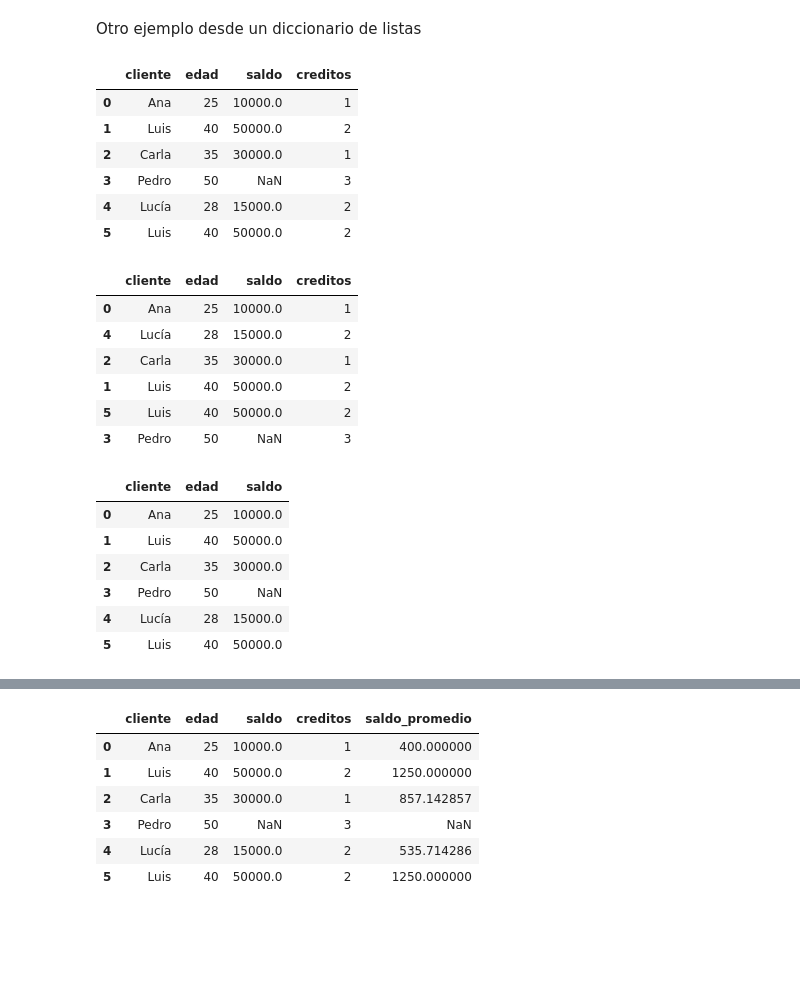
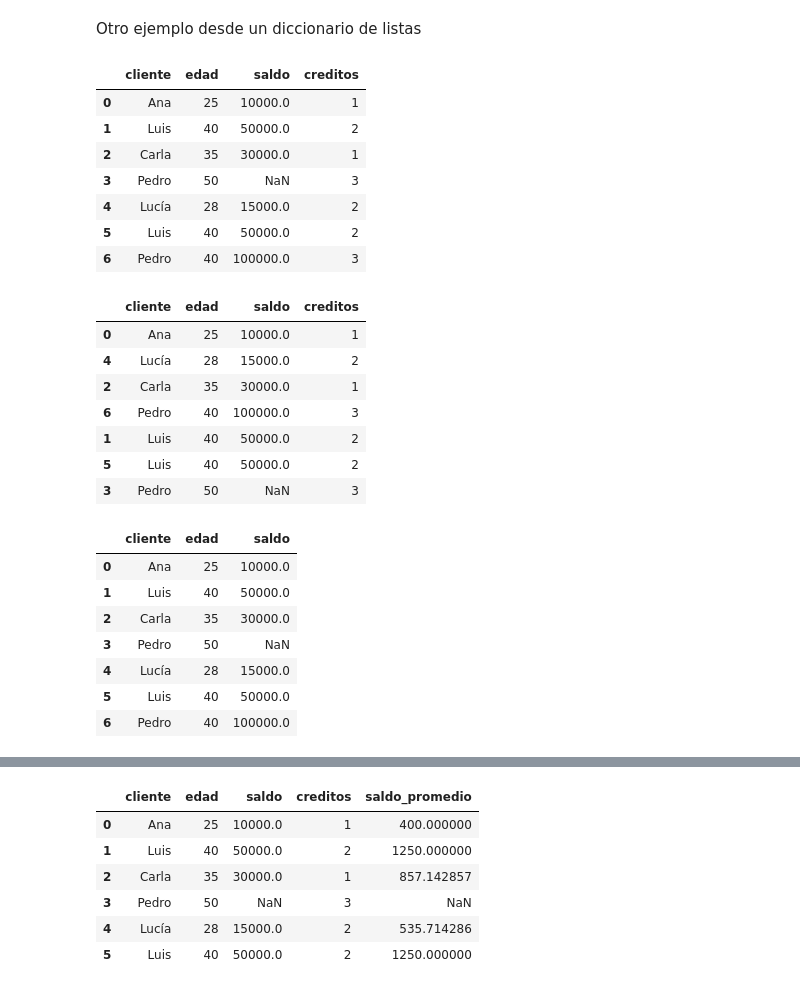
Before and after one commit to VenezianoMauro/curso-bapro, a Jupyter notebook: clase 6/CLASE-6-Pandas-BAPRO.ipynb, the cells around one changed output, grey strips where cells are left out. Saved outputs shown, nothing was run; the diff lists cells and outputs as text; code cells hidden in the pictures; blank space fills up the shorter version.

```diff
--- a/clase 6/CLASE-6-Pandas-BAPRO.ipynb
+++ b/clase 6/CLASE-6-Pandas-BAPRO.ipynb
@@ -231,36 +275,38 @@ df.corr()  # Correlación entre columnas numéricas.
 Otro ejemplo desde un diccionario de listas
 # %%
 datos = {
-    'cliente': ['Ana', 'Luis', 'Carla', 'Pedro', 'Lucía', 'Luis'],
-    'edad': [25, 40, 35, 50, 28, 40],
-    'saldo': [10000, 50000, 30000, None, 15000, 50000],
-    'creditos': [1, 2, 1, 3, 2, 2]
+    'cliente': ['Ana', 'Luis', 'Carla', 'Pedro', 'Lucía', 'Luis', 'Pedro'],
+    'edad': [25, 40, 35, 50, 28, 40, 40],
+    'saldo': [10000, 50000, 30000, None, 15000, 50000, 100000],
+    'creditos': [1, 2, 1, 3, 2, 2, 3]
 }
 
 df2 = pd.DataFrame(datos)
 df2
 # %% [output]
 |  | cliente | edad | saldo | creditos |
 | 0 | Ana | 25 | 10000.0 | 1 |
 | 1 | Luis | 40 | 50000.0 | 2 |
 | 2 | Carla | 35 | 30000.0 | 1 |
 | 3 | Pedro | 50 | NaN | 3 |
 | 4 | Lucía | 28 | 15000.0 | 2 |
 | 5 | Luis | 40 | 50000.0 | 2 |
+| 6 | Pedro | 40 | 100000.0 | 3 |
 # %%
 # Ordenar por saldo
-df2.sort_values(by='saldo', ascending=True)
+df2.sort_values(by=['edad','saldo'], ascending=[True,False])
 # %% [output]
 |  | cliente | edad | saldo | creditos |
 | 0 | Ana | 25 | 10000.0 | 1 |
 | 4 | Lucía | 28 | 15000.0 | 2 |
 | 2 | Carla | 35 | 30000.0 | 1 |
+| 6 | Pedro | 40 | 100000.0 | 3 |
 | 1 | Luis | 40 | 50000.0 | 2 |
 | 5 | Luis | 40 | 50000.0 | 2 |
 | 3 | Pedro | 50 | NaN | 3 |
 # %%
 # Eliminar la columna 'creditos'
-df2.drop('creditos', axis=1)
+df2.drop('creditos', axis=1) ##inplace=True)
 # %% [output]
 |  | cliente | edad | saldo |
 | 0 | Ana | 25 | 10000.0 |
@@ -269,3 +315,4 @@ df2.drop('creditos', axis=1)
 | 3 | Pedro | 50 | NaN |
 | 4 | Lucía | 28 | 15000.0 |
 | 5 | Luis | 40 | 50000.0 |
+| 6 | Pedro | 40 | 100000.0 |
```
Also changed, not shown: parts of 32 cells of this notebook, 1 other file.
